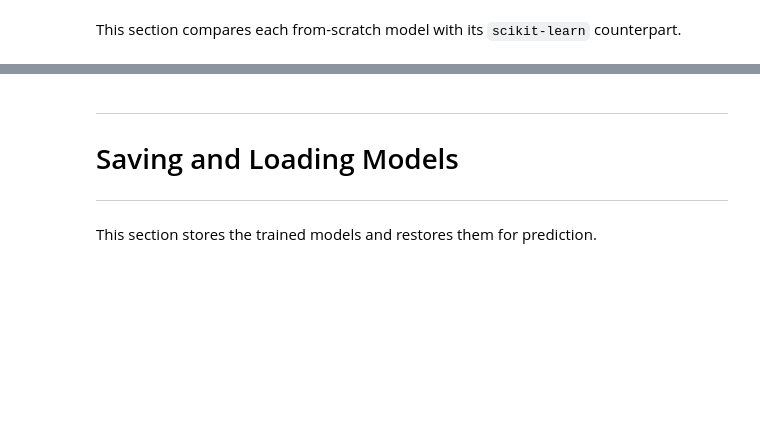
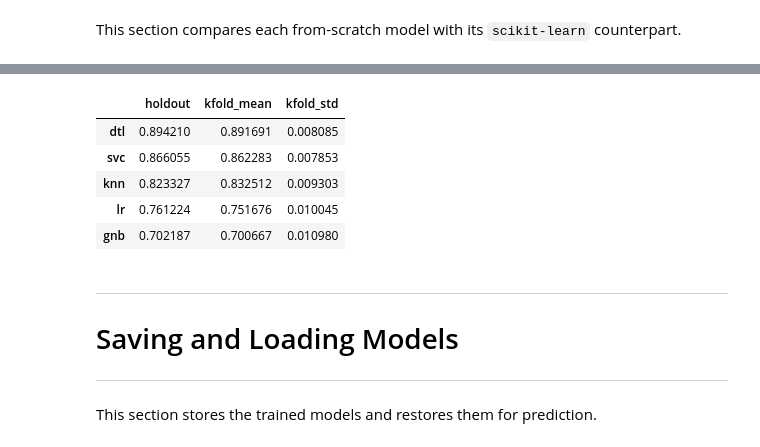
Before and after one commit to aufafaza/IF3170_G11_besokaja, a Jupyter notebook: Notebook.ipynb, the cells around one changed output, grey strips where cells are left out. Cells and saved outputs as stored; diff of their text form; code cells hidden in the pictures; blank space fills up the shorter version.

```diff
--- a/Notebook.ipynb
+++ b/Notebook.ipynb
@@ -659,0 +965,17 @@ This section compares each from-scratch model with its `scikit-learn` counterpar
+# %%
+gridGNB_scikit ={
+    'var_smoothing': [1e-9, 1e-6, 1e-3]
+}
+# %%
+knn_tuned_scikit = tune (models_scikit['knn'], gridKNN_scikit, X_train, y_train)
+dtl_tuned_scikit = tune(models_scikit['dtl'], gridDTL_scikit, X_train, y_train)
+svc_tuned_scikit = tune(models_scikit['svc'], gridSVM_scikit, X_train, y_train)
+lr_tuned_scikit = tune(models_scikit['lr'], gridLR_scikit, X_train, y_train)
+gnb_tuned_scikit = tune(models_scikit['gnb'], gridGNB_scikit, X_train, y_train)
+# %%
+tuned_models = {'knn': knn_tuned_scikit,
+                'dtl': dtl_tuned_scikit,
+                'svc': svc_tuned_scikit,
+                'lr': lr_tuned_scikit,
+                'gnb': gnb_tuned_scikit}
+tuned_models
@@ -660,2 +1000,34 @@ This section compares each from-scratch model with its `scikit-learn` counterpar
+# %%
+tuning_results_scikit = {
+    'knn': knn_tuned_scikit,
+    'dtl': dtl_tuned_scikit,
+    'svc': svc_tuned_scikit,
+    'lr': lr_tuned_scikit,
+    'gnb': gnb_tuned_scikit,
+}
+
+metric_columns = ['kfold_mean', 'kfold_std']
+tuned_models_scikit = {
+    name: clone(models_scikit[name]).set_params(
+        **result.drop(columns=metric_columns).iloc[0].to_dict()
+    )
+    for name, result in tuning_results.items()
+}
+
+kfold_table_tuned_scikit = kfold(tuned_models, X_train, y_train)
+kfold_table_tuned_scikit
+
+holdout_table_tuned_scikit = holdout(tuned_models, X_train, y_train, X_val, y_val)
+tuned_comparison_scikit = compare(holdout_table_tuned_scikit, kfold_table_tuned_scikit)
+
+best_model_name_scikit = tuned_comparison_scikit.index[0]
+tuned_comparison_scikit
+# %% [output]
+|  | holdout | kfold_mean | kfold_std |
+| dtl | 0.894210 | 0.891691 | 0.008085 |
+| svc | 0.866055 | 0.862283 | 0.007853 |
+| knn | 0.823327 | 0.832512 | 0.009303 |
+| lr | 0.761224 | 0.751676 | 0.010045 |
+| gnb | 0.702187 | 0.700667 | 0.010980 |
 # %%
 # Write your code here
```
Also changed, not shown: parts of 64 cells of this notebook.
